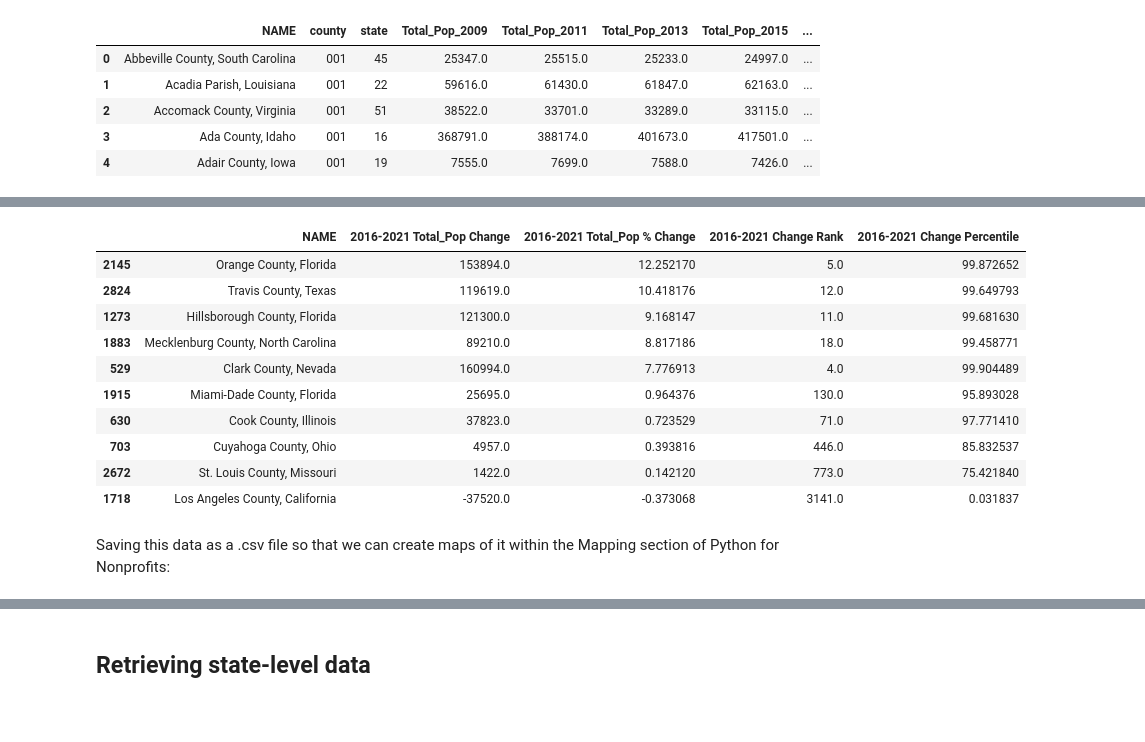
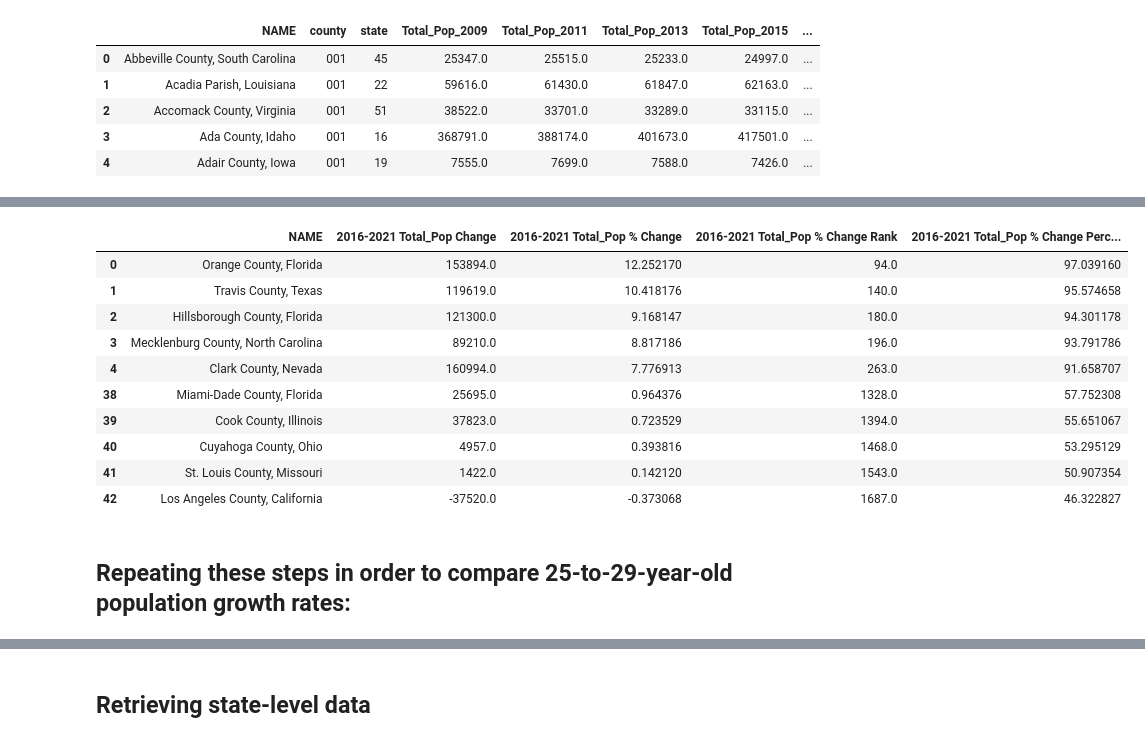
Before and after one commit to kburchfiel/pfn, a Jupyter notebook: Census_Data_Imports/census_data_imports_v2.ipynb, the cells around one changed output, grey strips where cells are left out. Drawn from its saved outputs; the diff is of its cells as text; code cells hidden in the pictures; blank space fills up the shorter version.

```diff
--- a/Census_Data_Imports/census_data_imports_v2.ipynb
+++ b/Census_Data_Imports/census_data_imports_v2.ipynb
@@ -685,0 +732,18 @@ df_growth_data_by_year_pivot
+# %%
+range_for_sorting = 5
+range_start_year = acs5_year - range_for_sorting
+
+total_pop_var_for_sorting = 'Total_Pop'
+total_pop_sort_column = f'{range_start_year}-{acs5_year} \
+{total_pop_var_for_sorting} % Change Rank'
+
+young_pop_var_for_sorting = 'Total_Pop_25_to_29'
+young_pop_sort_column = f'{range_start_year}-{acs5_year} \
+{young_pop_var_for_sorting} % Change Rank'
+# %%
+total_pop_col_root = f'{range_start_year}-{acs5_year} \
+{total_pop_var_for_sorting}' # The 'root' from which other column entries will
+# derive.
+
+young_pop_col_root = f'{range_start_year}-{acs5_year} \
+{young_pop_var_for_sorting}'
@@ -685,0 +752,11 @@ df_growth_data_by_year_pivot
+# %%
+def gen_display_cols(col_root):
+    '''This function specifies which DataFrame columns to display within a
+    given output. It does so by adding various suffixes to a col_root
+    value (e.g. '2016-2021 Total_Pop'.'''
+    return ['NAME', f'{col_root} Change', f'{col_root} % Change',
+            f'{col_root} % Change Rank', f'{col_root} % Change Percentile']
+# %%
+total_pop_display_cols = gen_display_cols(total_pop_col_root)
+young_pop_display_cols = gen_display_cols(young_pop_col_root)
+total_pop_display_cols
@@ -710,26 +794,21 @@ df_growth_data_by_year_pivot.query(
 # %%
 df_1m_pop_pct_changes = df_growth_data_by_year_pivot.query(
-    f"Total_Pop_{range_start_year} >= 1000000").sort_values(sort_column).dropna(
-    subset = sort_column).copy()
+    f"Total_Pop_{range_start_year} >= 1000000").sort_values(
+    total_pop_sort_column).dropna(
+    subset = total_pop_sort_column).copy().reset_index()
 pd.concat([df_1m_pop_pct_changes.head(), df_1m_pop_pct_changes.tail()])[
-['NAME', f'{acs5_year - range_for_sorting}-{acs5_year} \
-Total_Pop Change', f'{
-acs5_year - range_for_sorting}-{acs5_year} \
-Total_Pop % Change',
-f'{acs5_year - range_for_sorting}-\
-{acs5_year} Change Rank', f'{acs5_year - range_for_sorting}\
--{acs5_year} Change Percentile']]
+total_pop_display_cols]
 # %% [output]
-|  | NAME | 2016-2021 Total_Pop Change | 2016-2021 Total_Pop % Change | 2016-2021 Change Rank | 2016-2021 Change Percentile |
-| 2145 | Orange County, Florida | 153894.0 | 12.252170 | 5.0 | 99.872652 |
-| 2824 | Travis County, Texas | 119619.0 | 10.418176 | 12.0 | 99.649793 |
-| 1273 | Hillsborough County, Florida | 121300.0 | 9.168147 | 11.0 | 99.681630 |
-| 1883 | Mecklenburg County, North Carolina | 89210.0 | 8.817186 | 18.0 | 99.458771 |
-| 529 | Clark County, Nevada | 160994.0 | 7.776913 | 4.0 | 99.904489 |
-| 1915 | Miami-Dade County, Florida | 25695.0 | 0.964376 | 130.0 | 95.893028 |
-| 630 | Cook County, Illinois | 37823.0 | 0.723529 | 71.0 | 97.771410 |
-| 703 | Cuyahoga County, Ohio | 4957.0 | 0.393816 | 446.0 | 85.832537 |
-| 2672 | St. Louis County, Missouri | 1422.0 | 0.142120 | 773.0 | 75.421840 |
-| 1718 | Los Angeles County, California | -37520.0 | -0.373068 | 3141.0 | 0.031837 |
+|  | NAME | 2016-2021 Total_Pop Change | 2016-2021 Total_Pop % Change | 2016-2021 Total_Pop % Change Rank | 2016-2021 Total_Pop % Change Perc... |
+| 0 | Orange County, Florida | 153894.0 | 12.252170 | 94.0 | 97.039160 |
+| 1 | Travis County, Texas | 119619.0 | 10.418176 | 140.0 | 95.574658 |
+| 2 | Hillsborough County, Florida | 121300.0 | 9.168147 | 180.0 | 94.301178 |
+| 3 | Mecklenburg County, North Carolina | 89210.0 | 8.817186 | 196.0 | 93.791786 |
+| 4 | Clark County, Nevada | 160994.0 | 7.776913 | 263.0 | 91.658707 |
+| 38 | Miami-Dade County, Florida | 25695.0 | 0.964376 | 1328.0 | 57.752308 |
+| 39 | Cook County, Illinois | 37823.0 | 0.723529 | 1394.0 | 55.651067 |
+| 40 | Cuyahoga County, Ohio | 4957.0 | 0.393816 | 1468.0 | 53.295129 |
+| 41 | St. Louis County, Missouri | 1422.0 | 0.142120 | 1543.0 | 50.907354 |
+| 42 | Los Angeles County, California | -37520.0 | -0.373068 | 1687.0 | 46.322827 |
-# %% [markdown]
-Saving this data as a .csv file so that we can create maps of it within the Mapping section of Python for Nonprofits:
+# %% [markdown]
+## Repeating these steps in order to compare 25-to-29-year-old population growth rates:
```
Also changed, not shown: parts of 35 cells of this notebook, 8 other files.
